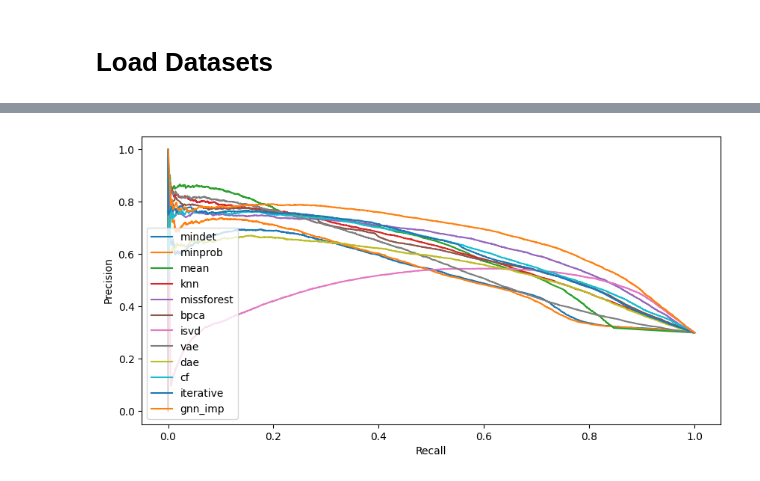
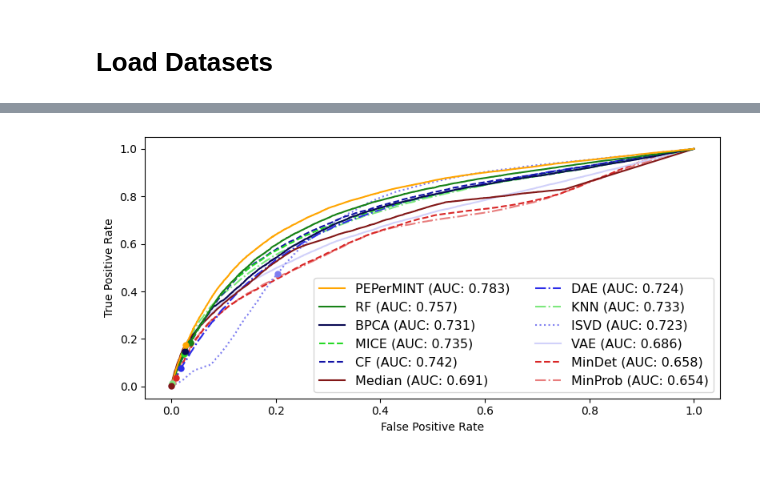
Before and after one commit to DILiS-lab/pepermint, a Jupyter notebook: evaluate.ipynb, the cells around one changed output, grey strips where cells are left out. Cells and saved outputs as stored; diff of their text form; code cells hidden in the pictures.

Commit message:
Add more experiments and figures

```diff
--- a/evaluate.ipynb
+++ b/evaluate.ipynb
@@ -76,0 +578,19 @@ for ds_name, ds in imp_datasets.items():
+# %%
+#Generate the Wilcoxon signed-rank test matrices
+intervals = [(1.0, 0.0), (1.0, 0.75), (0.75, 0.5), (0.5, 0.25), (0.25, 0.0)]
+wilcoxon_results = {}
+
+with tqdm(total=len(imp_datasets) * len(intervals)) as pbar:
+    for ds_name, ds in imp_datasets.items():
+        wilcoxon_results[ds_name] = {}
+        for inter in intervals:
+            gt_column = 'abundance_gt'
+            ids = ds.values['peptide']['abundance_gt']
+            ids = ids[~ids.isna() & ds.values['peptide']['abundance'].isna()].index
+            missingness = ds.get_wf('peptide', 'abundance')
+            missingness = missingness[(missingness.isna().sum(axis=1) / missingness.shape[1] <= inter[0]) &
+                                      (missingness.isna().sum(axis=1) / missingness.shape[1] >= inter[1])].index
+            ids = ids[ids.get_level_values('id').isin(missingness)]
+            mat = paired_wilcoxon_matrix(dataset=ds, molecule='peptide', eval_columns=eval_columns, gt_column=gt_column, ax=None, ids=ids)
+            wilcoxon_results[ds_name][inter] = mat
+            pbar.update(1)
@@ -190,10 +913,22 @@ de_res = plot_eval_des(ds=imp_datasets['maxlfqbench'], molecule='peptide', colum
 # %%
+from matplotlib import cm
+
 ds = imp_datasets['maxlfqbench']
+
+numerator_samples = ['H1','H2','H3']
+denominator_samples = ['L1','L2','L3']
+fc_thresh = 1.5
+
+mols = ds.molecules['peptide']
+ids = mols.loc[(mols.is_ecoli.astype(int) + mols.is_human.astype(int)) == 1].index
+
 
 des, pvalues, fc = find_des(dataset=ds, molecule='peptide', columns=eval_columns,
                             nominator_samples=numerator_samples, denominator_samples=denominator_samples,
-                            min_fc=1, max_pvalue=0.05, is_log=True)
+                            min_fc=1, max_pvalue=0.05, is_log=True, assume_equal_var=False)
 is_ecoli = ds.molecules['peptide'].is_ecoli
+pvalues = pvalues.loc[ids]
+is_ecoli = is_ecoli.loc[ids]
 categories = pd.Series(index=is_ecoli.index, data='')
 categories.loc[is_ecoli] = 'E. coli'
 categories.loc[~is_ecoli] = 'Human'
@@ -202,14 +937,45 @@ gt_fc.loc[categories == 'E. coli'] = 3
 gt_fc[gt_fc == 1] = 0
 gt_fc[gt_fc == 3] = 1
 
-from sklearn.metrics import precision_recall_curve, auc
+from sklearn.metrics import precision_recall_curve, roc_curve, auc
+line_types = ['-', '-', '-', '--', '--', '-', '-.', '-.', ':', '-', '--', '-.']
 
-fig, ax = plt.subplots(1, 1, figsize=(10, 5))
-for c in pvalues.columns:
-    precision, recall, thresholds = precision_recall_curve(y_true=gt_fc, probas_pred=1 - pvalues[c])
-    ax.plot(recall, precision, label=c)
-    ax.set_xlabel('Recall')
-    ax.set_ylabel('Precision')
-    print(f'AUPRC {c}: {auc(recall, precision)}')
-ax.legend()
+for fdr in [0.05, 0.1]:
+    fig_roc, ax_roc = plt.subplots(1, 1, figsize=(8, 4))
+    fig_prc, ax_prc = plt.subplots(1, 1, figsize=(8, 4))
+    pvalues = pvalues.rename(columns=method_label_map)
+    prauc_values = {}
+    roc_values = {}
+    for column, color, line_type, i in zip(method_order, PALETTE, line_types, np.arange(len(method_order))):
+        ax = ax_prc
+        precision, recall, thresholds = precision_recall_curve(y_true=gt_fc, probas_pred=1 - pvalues[column])
+        tmp = thresholds
+        fdr_coords = np.argmax(thresholds >= (1 - fdr))
+        fdr_coords = (recall[fdr_coords], precision[fdr_coords])
+        ax.plot(recall, precision, label=column, color=color,  zorder=1000-i)
+        ax.plot([fdr_coords[0]], [fdr_coords[1]], marker='o', markersize=5, color=color, zorder=1000-i)
+        ax.set_xlabel('Recall')
+        ax.set_ylabel('Precision')
+        a = auc(recall, precision)
+        prauc_values[column] = a
+
+        ax = ax_roc
+        fpr, tpr, thresholds = roc_curve(y_true=gt_fc, y_score=1 - pvalues[column])
+        fdr_coords = np.argmax(thresholds < (1 - fdr)) - 1
+        fdr_coords = (fpr[fdr_coords], tpr[fdr_coords])
+        ax.plot(fpr, tpr, label=column, color=color, linestyle=line_type, zorder=100-i)
+        ax.plot([fdr_coords[0]], [fdr_coords[1]], marker='o', markersize=5, color=color, zorder=1000-i)
+        ax.set_xlabel('False Positive Rate')
+        ax.set_ylabel('True Positive Rate')
+        a = auc(fpr, tpr)
+        roc_values[column] = a
+    handles, labels = ax.get_legend_handles_labels()
+    ax_prc.legend(handles, [f'{l} (AUC: {prauc_values[l]:.3f})' for l in labels], loc='upper right', ncol=3, bbox_to_anchor=(1.0, 1.02), fontsize=10)
+    ax_prc.set_title('Precision-Recall Curve')
+    ax_roc.legend(handles, [f'{l} (AUC: {roc_values[l]:.3f})' for l in labels], loc='lower right', ncol=2, bbox_to_anchor=(1.0, 0.0), fontsize=11.5)
+    #ax_roc.set_title('ROC Curve')
+    fig_roc.tight_layout()
+    fig_roc.savefig(f'figures/de_roc_fdr{int(fdr*100)}.pdf', bbox_inches='tight')
+    fig_prc.tight_layout()
+    fig_prc.savefig(f'figures/de_prc_fdr{int(fdr*100)}.pdf', bbox_inches='tight')
 # %% [output]
@@ -229 +982 @@ AUPRC gnn_imp: 0.6765011056145954
-[figure, old version]
+[figure, new version]
```
Also changed, not shown: parts of 49 cells of this notebook, 9 other files.
